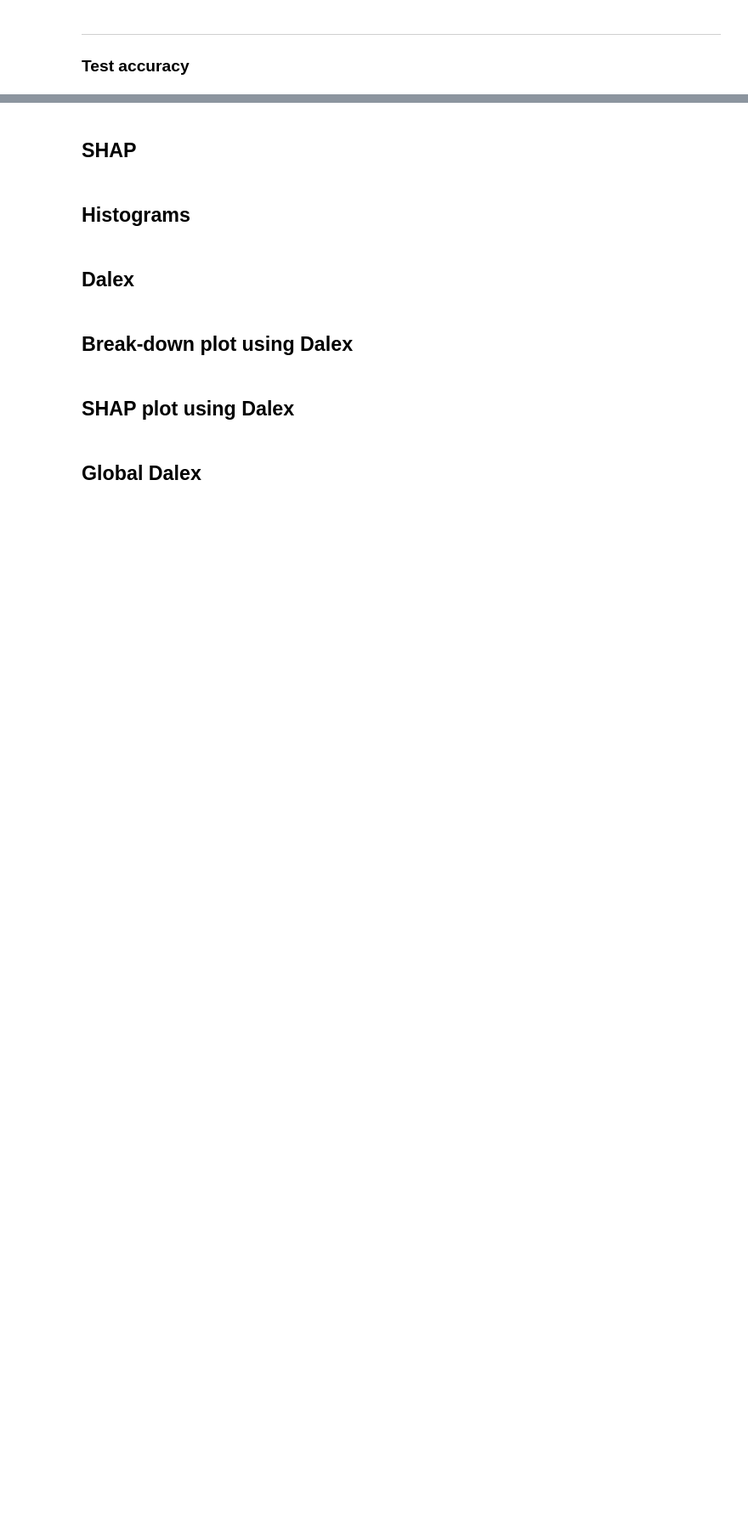
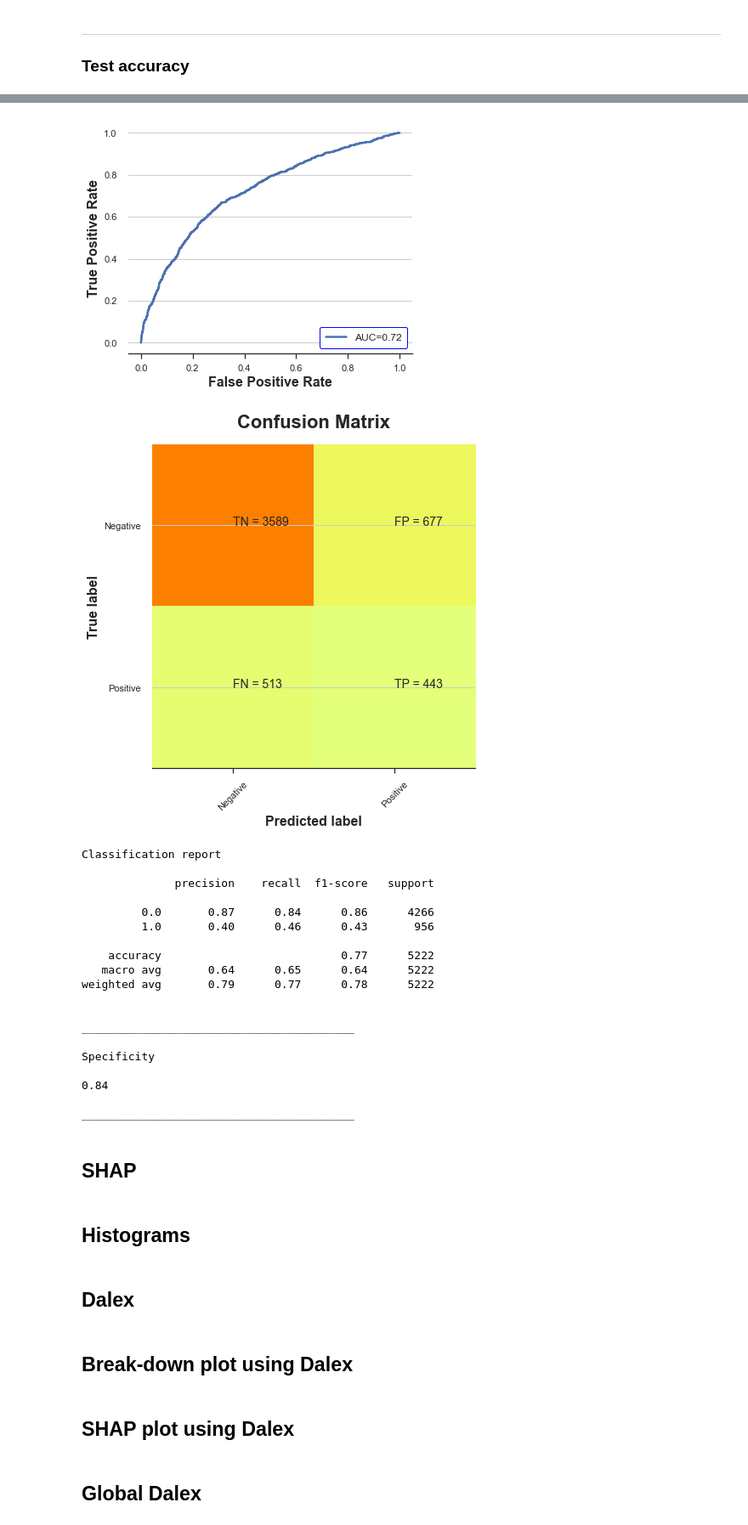
Before and after one commit to amirhkr/AKI_MIMIC4, a Jupyter notebook: ML_models_notebooks/day1plus/New_for_paper/xgb_day1plus.ipynb, the cells around one changed output, grey strips where cells are left out. Shown at 85% size. Cells and saved outputs as stored; diff of their text form; code cells hidden in the pictures; blank space fills up the shorter version.

```diff
--- a/ML_models_notebooks/day1plus/New_for_paper/xgb_day1plus.ipynb
+++ b/ML_models_notebooks/day1plus/New_for_paper/xgb_day1plus.ipynb
@@ -873,3 +873,20 @@ Specificity
 0.86
 
 _________________________________________
+# %%
+import lightgbm as lgbm
+
+model = lgbm.LGBMClassifier(n_jobs=-1, n_estimators=600)
+
+plt.rcParams["figure.figsize"] = (6,5)
+clf_threshold = 0.45
+
+X,y = X_valid.values, y_valid.values
+
+model.fit(X_train, y_train)
+
+# y_pred = model.predict(X)
+# y_pred_proba = model.predict_proba(X)
+# y_pred  = (y_pred_proba[:,1] >= clf_threshold).astype(int)
+
+# confusion_matrix_plot(y, y_pred, y_pred_proba)
@@ -876,3 +984,38 @@ _________________________________________
+# %%
+plt.rcParams["figure.figsize"] = (6,5)
+clf_threshold = 0.12
+
+X,y = X_valid.values, y_valid.values
+
+# model.fit(X_train, y_train)
+
+y_pred = calibrated.predict(X)
+y_pred_proba = calibrated.predict_proba(X)
+y_pred  = (y_pred_proba[:,1] >= clf_threshold).astype(int)
+
+confusion_matrix_plot(y, y_pred, y_pred_proba)
+# %% [output]
+[figure, added]
+[figure, added]
+Classification report
+
+              precision    recall  f1-score   support
+
+         0.0       0.87      0.84      0.86      4266
+         1.0       0.40      0.46      0.43       956
+
+    accuracy                           0.77      5222
+   macro avg       0.64      0.65      0.64      5222
+weighted avg       0.79      0.77      0.78      5222
+
+
+_________________________________________
+
+Specificity
+
+0.84
+
+_________________________________________
 # %%
 from sklearn.feature_selection import mutual_info_classif
 
```
Also changed, not shown: parts of 5 cells of this notebook, 15 other files.
